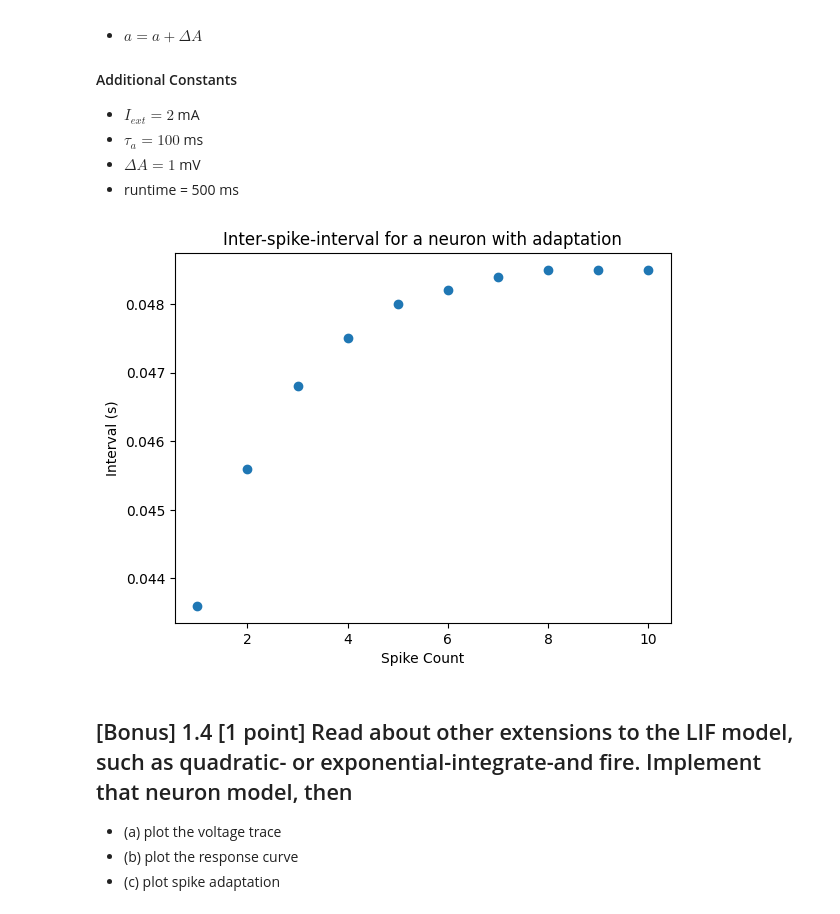
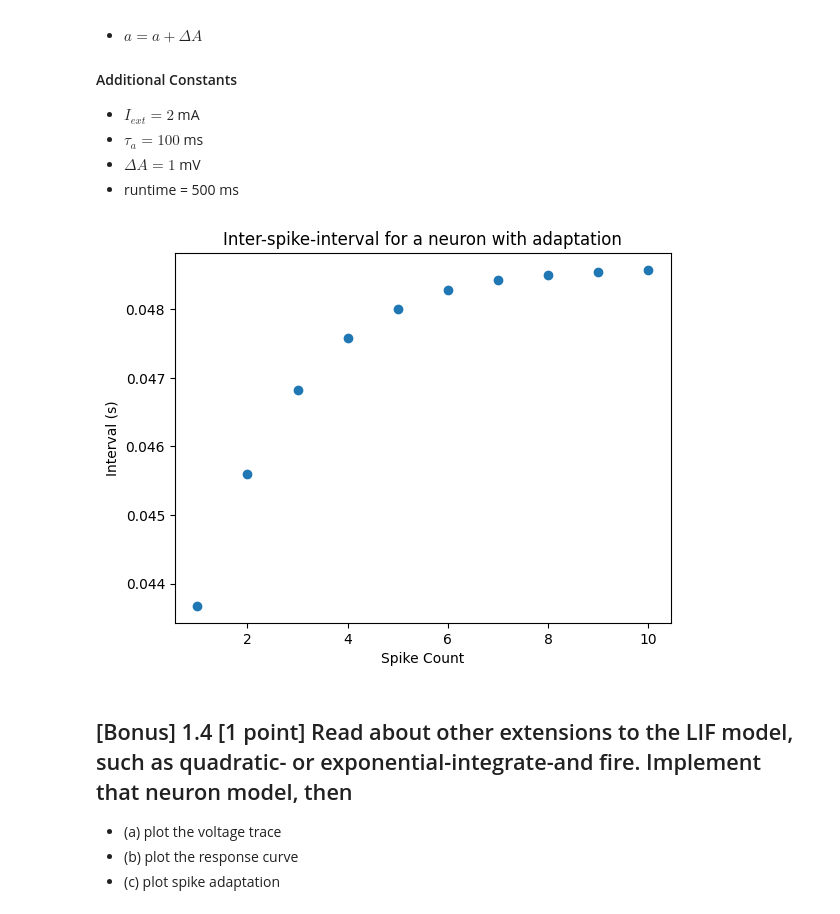
Before and after one commit to draymond63/syde-552, a Jupyter notebook: assignment1.ipynb, the cells around one changed output. Drawn from its saved outputs; the diff is of its cells as text; code cells hidden in the pictures.

```diff
--- a/assignment1.ipynb
+++ b/assignment1.ipynb
@@ -295,27 +288,29 @@ if $v > v_{thr}$:
 - $\Delta A = 1$ mV
 - runtime = 500 ms
 # %%
+start_scope()
+
 eqns = Equations('dv/dt = -1/(R*C)*(v-E_leak) + 1/C*I_ext : volt (unless refractory)')
 eqns += Equations('da/dt = -a/tau : volt')
 thr = '''v > V_thr + a'''
 ref = '''T_ref'''
 rst = '''v = V_reset; a += delta_a'''
 
 ens = NeuronGroup(1, eqns, threshold=thr, reset=rst, refractory=ref, method='exact')
 p_s = SpikeMonitor(ens, variables=['v'])
 net = Network(ens, p_s)
 
 net.run(500*ms, namespace={'delta_a': 1*mV, 'tau': 100*ms, 'V_thr': V_thr, 'V_reset': V_reset, 'T_ref': T_ref, 'E_leak': E_leak, 'R': R, 'C': C, 'I_ext': 2*mA})
 
 # Get the inter-spike-interval
 isi = np.diff(p_s.t)
 # Plot the ISI histogram
 fig, ax = plt.subplots()
 ax.scatter(range(1, len(p_s.t)), isi)
 ax.set(xlabel='Spike Count', ylabel='Interval (s)', title='Inter-spike-interval for a neuron with adaptation')
 plt.show()
 # %% [output]
-[figure, old version]
+[figure, new version]
 # %% [markdown]
 ## [Bonus] 1.4 [1 point] Read about other extensions to the LIF model, such as quadratic- or exponential-integrate-and fire. Implement that neuron model, then
  - (a) plot the voltage trace
```
Also changed, not shown: parts of 6 cells of this notebook.
